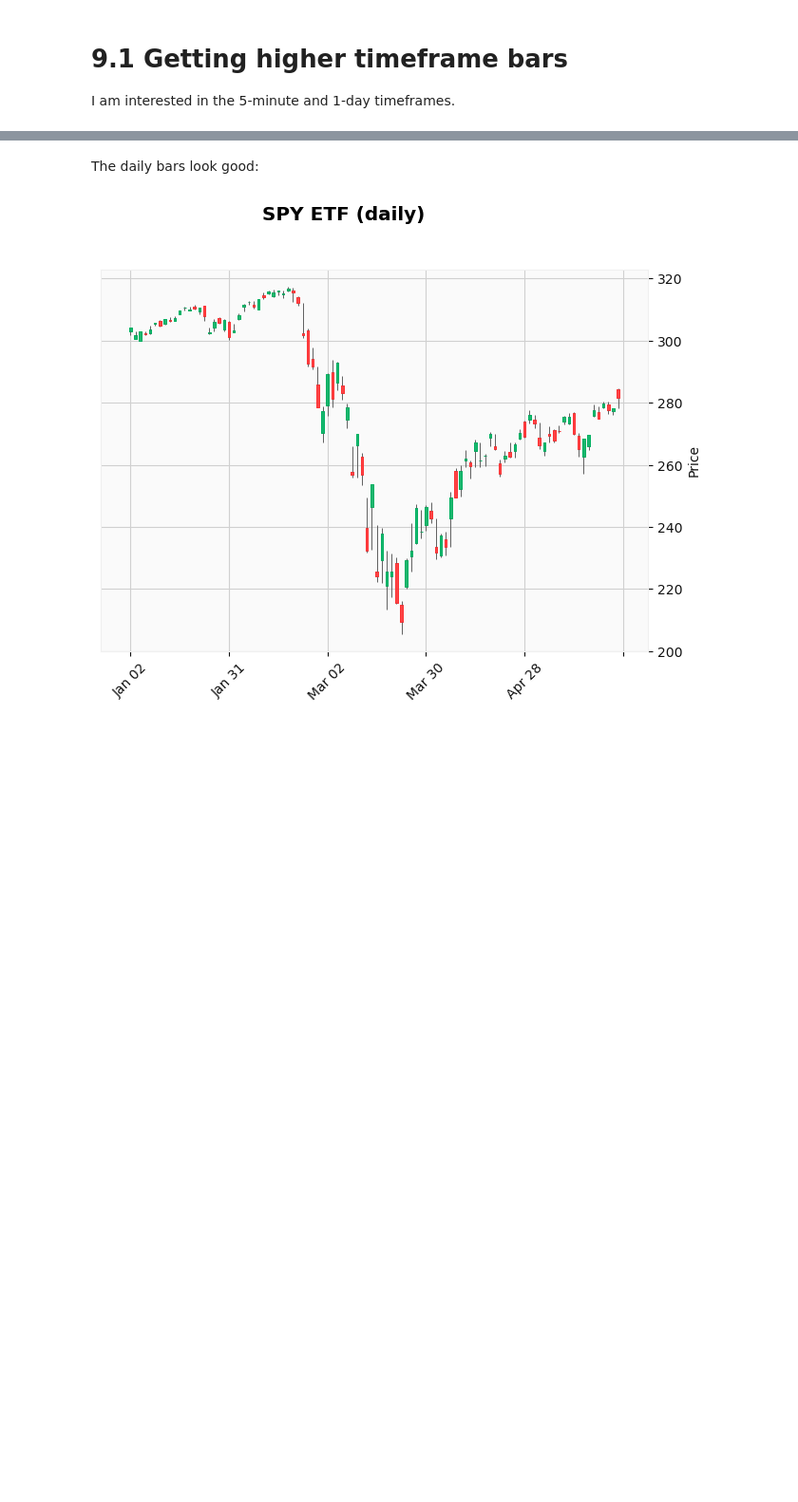
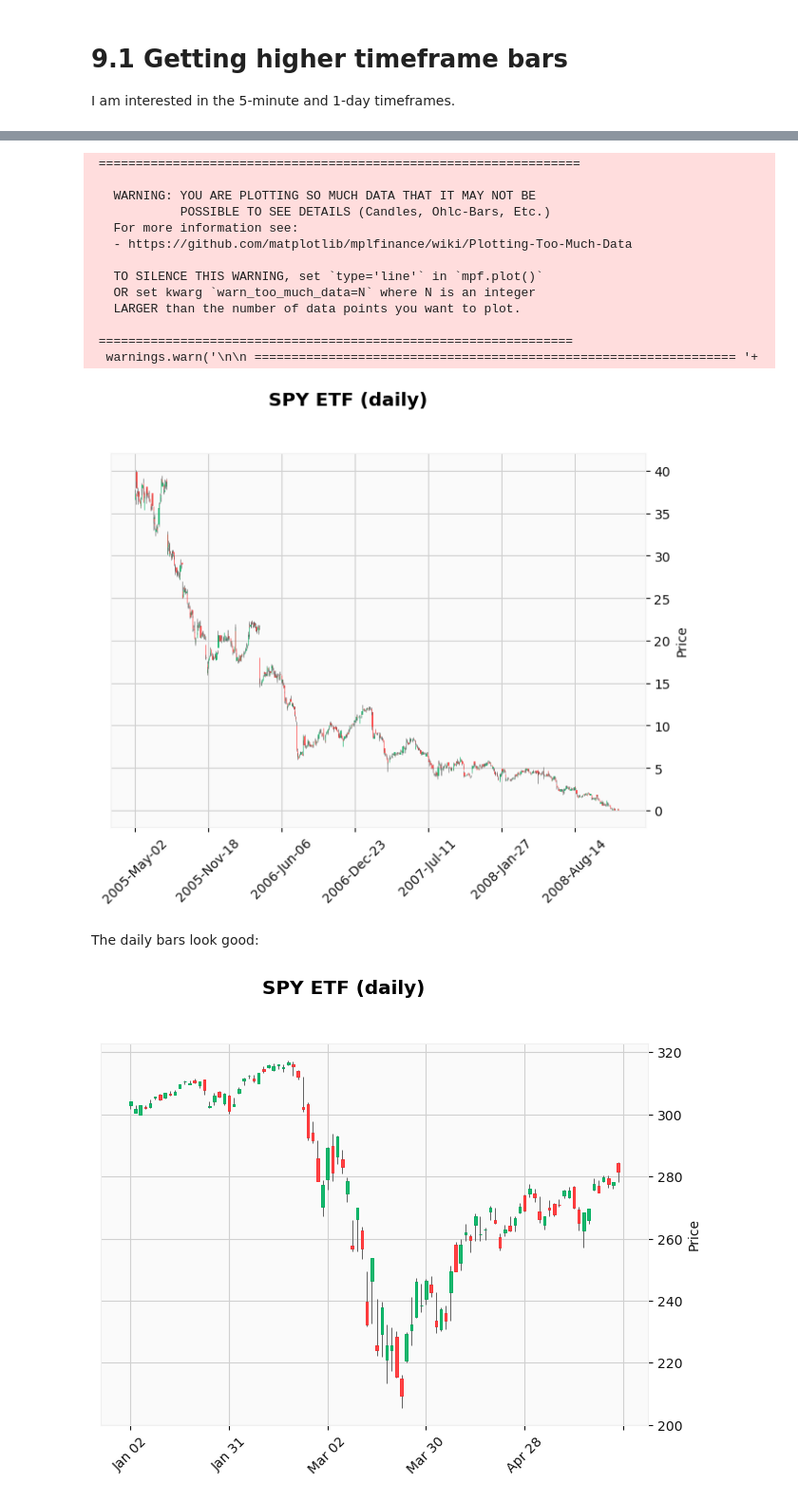
Before and after one commit to shinathan/polygon.io-stock-database, a Jupyter notebook: 09_aggregate.ipynb, the cells around one changed output, grey strips where cells are left out. Shown: that part at 95% size. Saved outputs shown, nothing was run; the diff lists cells and outputs as text; code cells hidden in the pictures; blank space fills up the shorter version.

```diff
--- a/09_aggregate.ipynb
+++ b/09_aggregate.ipynb
@@ -4,3 +25,27 @@ I am interested in the 5-minute and 1-day timeframes.
+# %%
+from datetime import date
+bars = pd.read_parquet(DATA_PATH + f"raw/m1/SPC.parquet")
+bars = bars[(bars.index > datetime(2005, 5, 2)) & (bars.index < datetime(2008, 12, 19))]
+bars = bars.resample('D').agg({'open': 'first',
+                                'high': 'max',
+                                'low': 'min',
+                                'close': 'last'})
+mpf.plot(bars, type='candle', style='yahoo', title='SPY ETF (daily)')
+# %% [output]
+ =================================================================
+
+   WARNING: YOU ARE PLOTTING SO MUCH DATA THAT IT MAY NOT BE
+            POSSIBLE TO SEE DETAILS (Candles, Ohlc-Bars, Etc.)
+   For more information see:
+   - https://github.com/matplotlib/mplfinance/wiki/Plotting-Too-Much-Data
+
+   TO SILENCE THIS WARNING, set `type='line'` in `mpf.plot()`
+   OR set kwarg `warn_too_much_data=N` where N is an integer
+   LARGER than the number of data points you want to plot.
+
+ ================================================================
+  warnings.warn('\n\n ================================================================= '+
+[figure, added]
 # %%
 from data import remove_extended_hours
 from datetime import datetime
```
Also changed, not shown: parts of 1 cell of this notebook, 4 other files.
